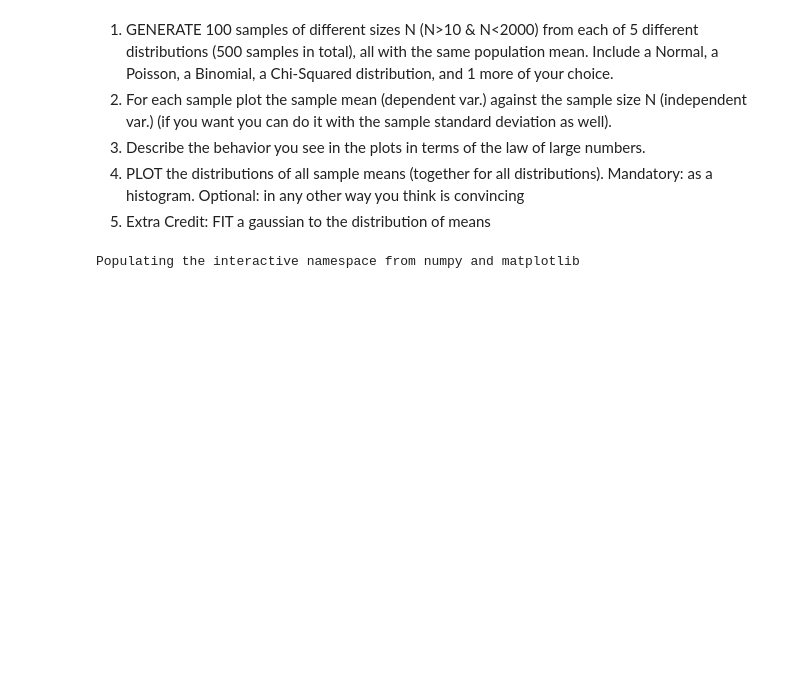
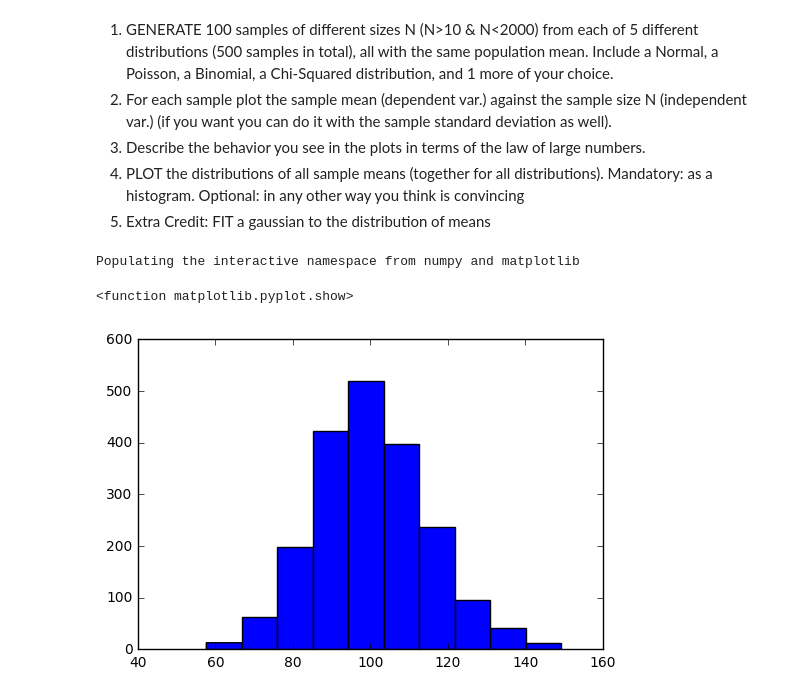
Before and after one commit to fhl204/PUI2016_fhl204, a Jupyter notebook: HW3_fhl204/HW3_1_fhl204.ipynb, the cells around one changed output. Saved outputs shown, nothing was run; the diff lists cells and outputs as text; code cells hidden in the pictures; blank space fills up the shorter version.

```diff
--- a/HW3_fhl204/HW3_1_fhl204.ipynb
+++ b/HW3_fhl204/HW3_1_fhl204.ipynb
@@ -20,3 +20,23 @@ import numpy as np
 #Seaborn not working in python 2 or 3
 # %% [output]
 Populating the interactive namespace from numpy and matplotlib
+# %%
+#LAB
+#np.random.chisquare?
+
+#choose the same mean for all distribution
+#chi: mean is the same of degrees of freedom
+
+np.random.seed(999)
+chisq = np.random.chisquare(100,2000)
+#chisq
+
+pl.hist(chisq)
+pl.show
+'''
+get the mean for a 100 distributions
+put in for loop
+'''
+# %% [output]
+<function matplotlib.pyplot.show>
+[figure, added]
```
Also changed, not shown: parts of 19 cells of this notebook, 4 other files.
